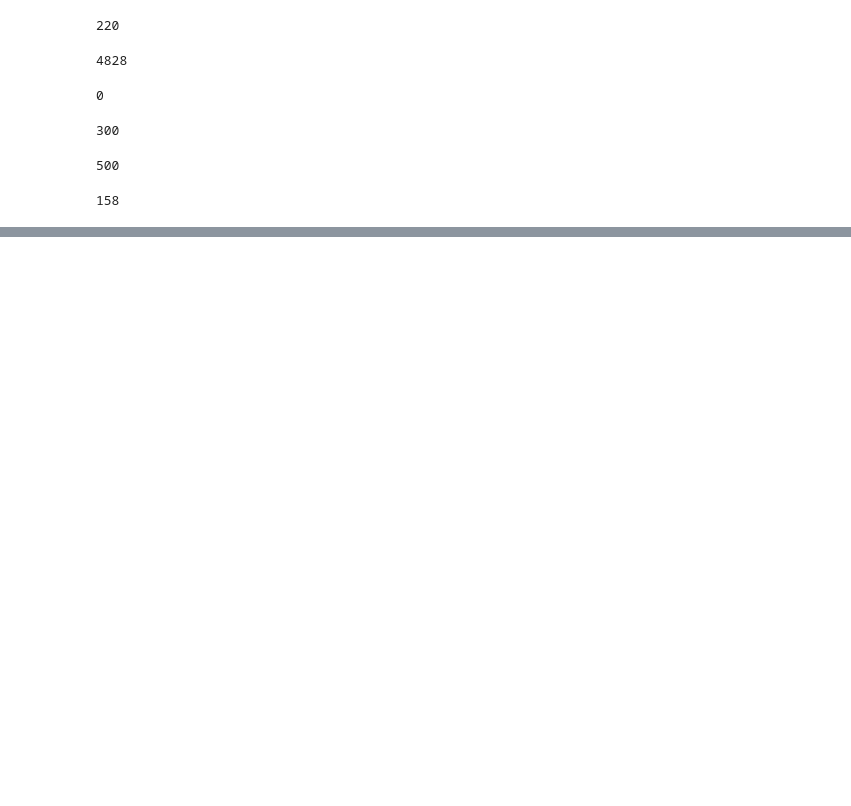
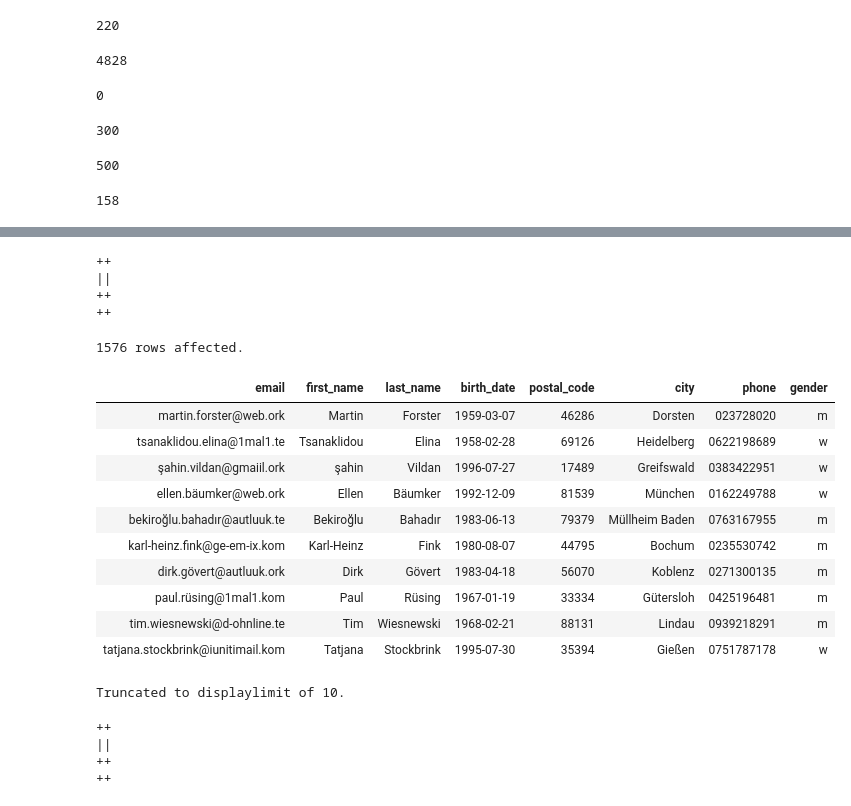
Before and after one commit to Sweet-Lunalotl/LetsMeet_Luna, a Jupyter notebook: notebooks/Akt2.ipynb, the cells around one changed output, grey strips where cells are left out. Cells and saved outputs as stored; diff of their text form; code cells hidden in the pictures; blank space fills up the shorter version.

Commit message:
views erstellt und Fehler dokumentier

```diff
--- a/notebooks/Akt2.ipynb
+++ b/notebooks/Akt2.ipynb
@@ -765,0 +860,39 @@ freunde_data.to_sql("freunde", engine, if_exists="append", index=False)
+# %%
+%%sql
+create or replace view migration_users as
+select k.email, k.vorname as first_name, k.nachname as last_name, k.geburtsdatum as birth_date, a.plz as postal_code, a.ort as city, k.telefon as phone, k.geschlecht as gender from kunde as k
+join adresse as a on a.kunde_id = k.kunde_id
+# %% [output]
+++
+||
+++
+++
+# %%
+%%sql
+select * from migration_users
+# %% [output]
+1576 rows affected.
+| email | first_name | last_name | birth_date | postal_code | city | phone | gender |
+| martin.forster@web.ork | Martin | Forster | 1959-03-07 | 46286 | Dorsten | 023728020 | m |
+| tsanaklidou.elina@1mal1.te | Tsanaklidou | Elina | 1958-02-28 | 69126 | Heidelberg | 0622198689 | w |
+| şahin.vildan@gmaiil.ork | şahin | Vildan | 1996-07-27 | 17489 | Greifswald | 0383422951 | w |
+| ellen.bäumker@web.ork | Ellen | Bäumker | 1992-12-09 | 81539 | München | 0162249788 | w |
+| bekiroğlu.bahadır@autluuk.te | Bekiroğlu | Bahadır | 1983-06-13 | 79379 | Müllheim Baden | 0763167955 | m |
+| karl-heinz.fink@ge-em-ix.kom | Karl-Heinz | Fink | 1980-08-07 | 44795 | Bochum | 0235530742 | m |
+| dirk.gövert@autluuk.ork | Dirk | Gövert | 1983-04-18 | 56070 | Koblenz | 0271300135 | m |
+| paul.rüsing@1mal1.kom | Paul | Rüsing | 1967-01-19 | 33334 | Gütersloh | 0425196481 | m |
+| tim.wiesnewski@d-ohnline.te | Tim | Wiesnewski | 1968-02-21 | 88131 | Lindau | 0939218291 | m |
+| tatjana.stockbrink@iunitimail.kom | Tatjana | Stockbrink | 1995-07-30 | 35394 | Gießen | 0751787178 | w |
+Truncated to displaylimit of 10.
+# %%
+%%sql
+create or replace view migration_user_hobbies as
+select k.email, h.beschreibung as hobby_name, hk.prio as priority, 'excel' AS source
+from kunde as k
+join hobby_kunde as hk ON k.kunde_id = hk.kunde_id
+join hobby as h on hk.hobby_id = h.hobby_id
+# %% [output]
+++
+||
+++
+++
```
Also changed, not shown: parts of 22 cells of this notebook, 2 other files.
